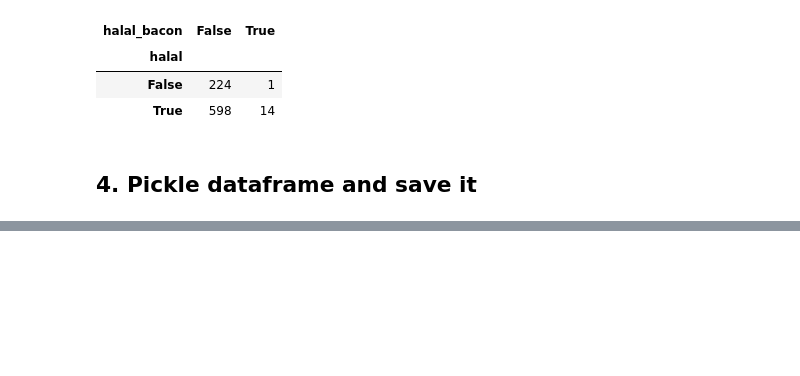
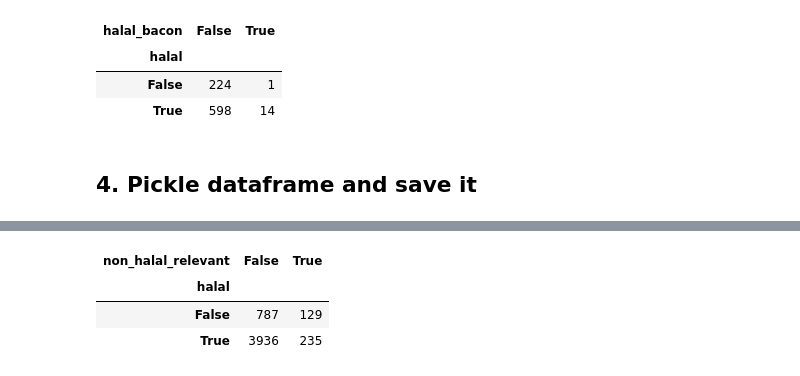
Before and after one commit to WAzaizeh/Halal_o_Meter, a Jupyter notebook: src/features/feature_engineering/Feature_Engineering_2.ipynb, the cells around one changed output, grey strips where cells are left out. Saved outputs shown, nothing was run; the diff lists cells and outputs as text; code cells hidden in the pictures; blank space fills up the shorter version.

```diff
--- a/src/features/feature_engineering/Feature_Engineering_2.ipynb
+++ b/src/features/feature_engineering/Feature_Engineering_2.ipynb
@@ -420,0 +568,8 @@ to_pickle_df.to_pickle(file_name)
+# %%
+# presence of non-halal terms vs. target feature
+pd.crosstab(reviews_df2['halal'], reviews_df2['non_halal_relevant'])
+# %% [output]
+| non_halal_relevant | False | True |
+| halal |  |  |
+| False | 787 | 129 |
+| True | 3936 | 235 |
```
Also changed, not shown: parts of 16 cells of this notebook, 5 other files.
